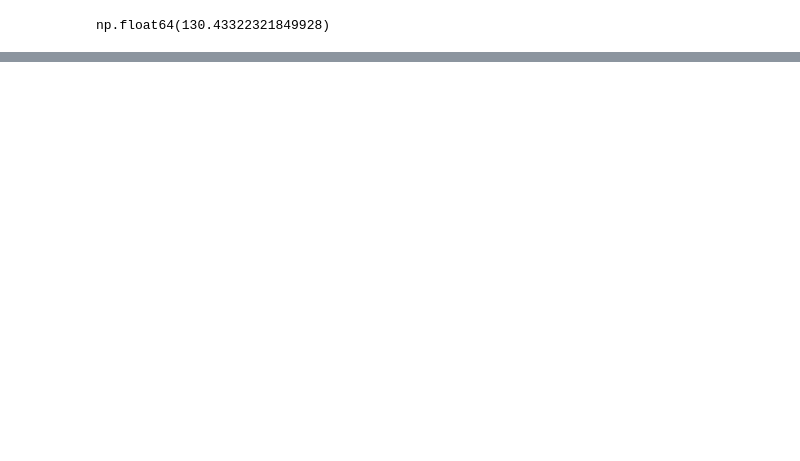
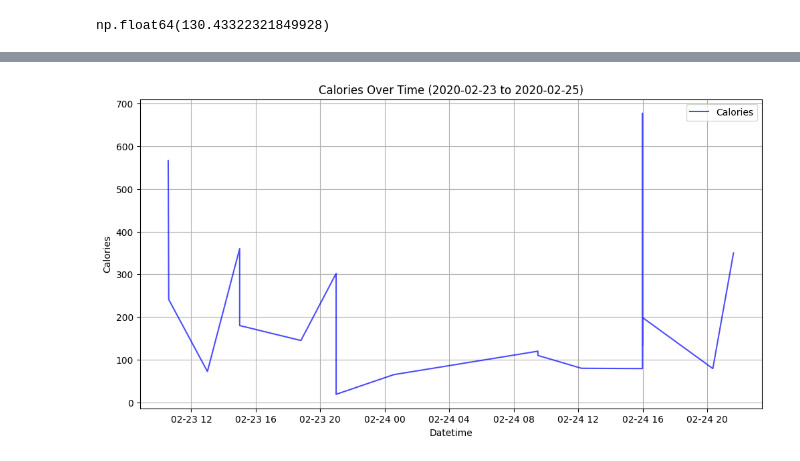
Before and after one commit to KrazyKats/dsc106_team, a Jupyter notebook: quy_work/EDA.ipynb, the cells around one changed output, grey strips where cells are left out. Cells and saved outputs as stored; diff of their text form; code cells hidden in the pictures; blank space fills up the shorter version.

```diff
--- a/quy_work/EDA.ipynb
+++ b/quy_work/EDA.ipynb
@@ -201,0 +203,25 @@ np.float64(130.43322321849928)
+# %%
+import pandas as pd
+import os
+
+# Construct file path
+data_dir = '../data/002'
+filename = 'FOOD_LOG_002.csv'
+file_path = os.path.join(data_dir, filename)
+
+# Load the CSV file
+df_food_log = pd.read_csv(file_path)
+
+# Combine 'date' and 'time' into a single datetime column
+df_food_log['datetime'] = pd.to_datetime(df_food_log['date'] + ' ' + df_food_log['time'])
+
+# Reorder columns
+cols = ['datetime'] + [col for col in df_food_log.columns if col != 'datetime']
+df_food_log = df_food_log[cols]
+
+# Convert nutrition columns to numeric
+numeric_cols = ['calorie', 'total_carb', 'dietary_fiber', 'sugar', 'protein', 'total_fat']
+df_food_log[numeric_cols] = df_food_log[numeric_cols].apply(pd.to_numeric, errors='coerce')
+
+# Preview
+df_food_log.head()
@@ -201,0 +274,17 @@ np.float64(130.43322321849928)
+# %%
+# Filter the data for the specified date range
+filtered_data = df_food_log[(df_food_log['datetime'] >= '2020-02-23') & (df_food_log['datetime'] <= '2020-02-25')]
+
+# Plot the filtered data
+plt.figure(figsize=(12, 6))
+plt.plot(filtered_data['datetime'], filtered_data['calorie'], label='Calories', color='blue', alpha=0.7)
+
+# Customize the plot
+plt.xlabel('Datetime')
+plt.ylabel('Calories')
+plt.title('Calories Over Time (2020-02-23 to 2020-02-25)')
+plt.legend(loc='upper right')
+plt.grid()
+plt.show()
+# %% [output]
+[figure, added]
```
Also changed, not shown: parts of 6 cells of this notebook.
